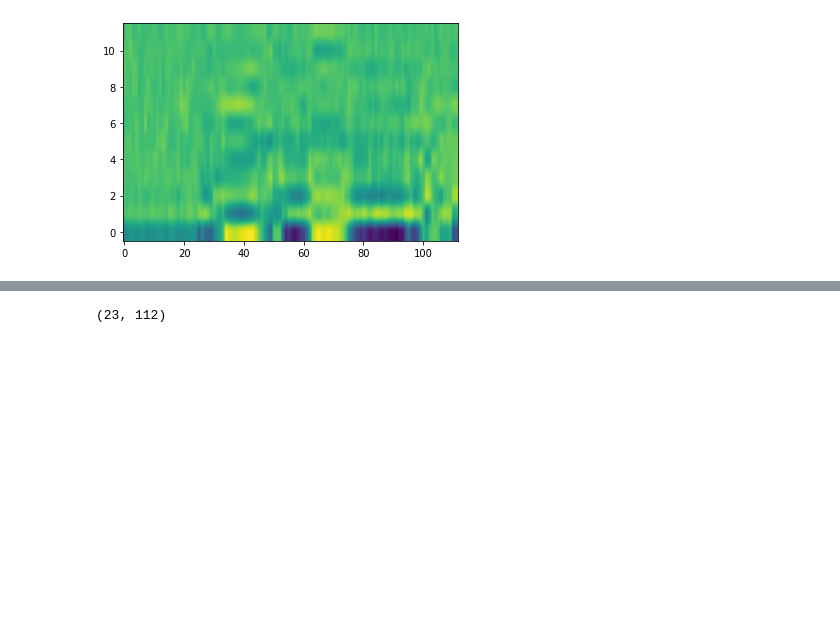
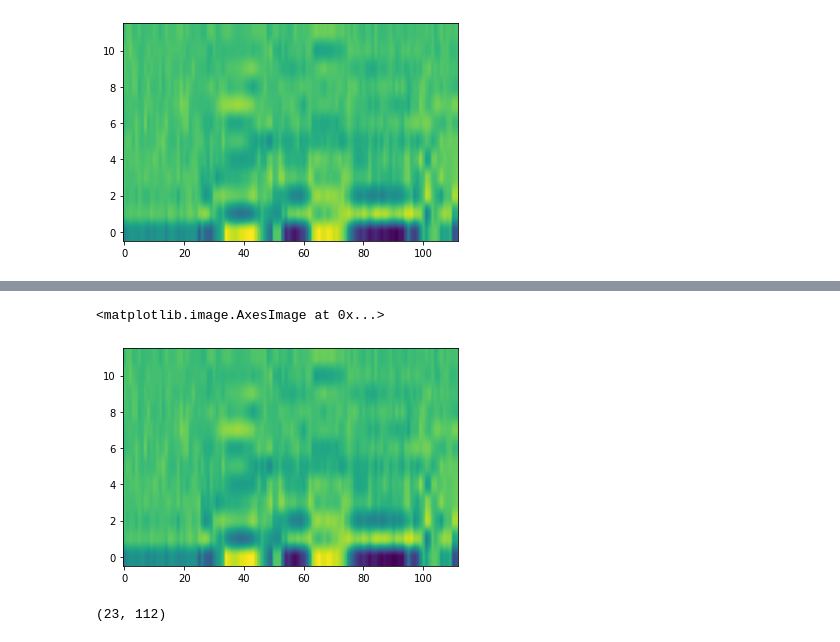
Before and after one commit to eragon1248/cs373-mfcc, a Jupyter notebook: mfcc.ipynb, the cells around one changed output, grey strips where cells are left out. Saved outputs shown, nothing was run; the diff lists cells and outputs as text; code cells hidden in the pictures; blank space fills up the shorter version.

Commit message:
plotted reference solution for comparison

```diff
--- a/mfcc.ipynb
+++ b/mfcc.ipynb
@@ -132,6 +131,8 @@ diffs = np.absolute(c-reference)
 print(diffs)
 mse = np.mean(np.square(diffs))
 print(mse)
+#plot reference solution
+plt.imshow(np.swapaxes(reference, 0, 1)[1:13], origin='lower', aspect='auto')
 # %% [output]
 [[7.40232268e-02 3.75111879e-02 3.21652515e-02 ... 3.24017262e-02
   4.51705935e-02 9.45944247e-03]
@@ -150,3 +151,5 @@ print(mse)
+<matplotlib.image.AxesImage at 0x...>
+[figure, added]
 # %%
 #printing log mel mfsc
 mellogdata = np.swapaxes(mellog, 0, 1)
```
Also changed, not shown: parts of 5 cells of this notebook.
